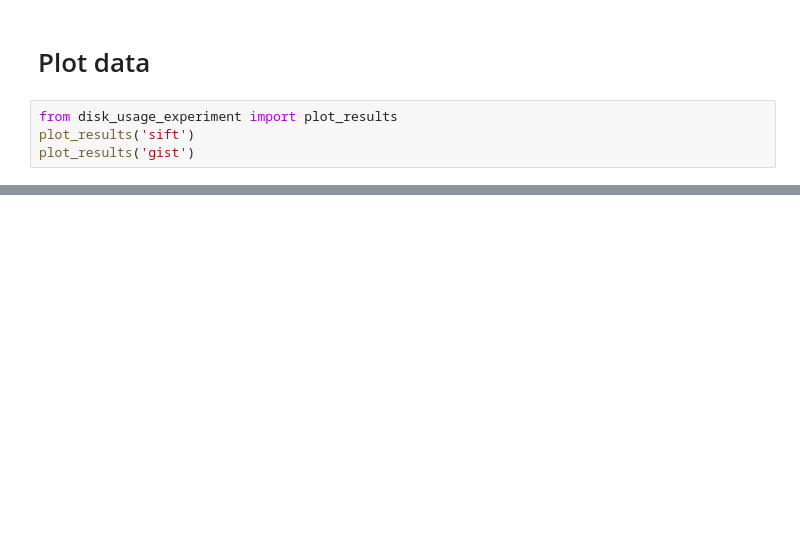
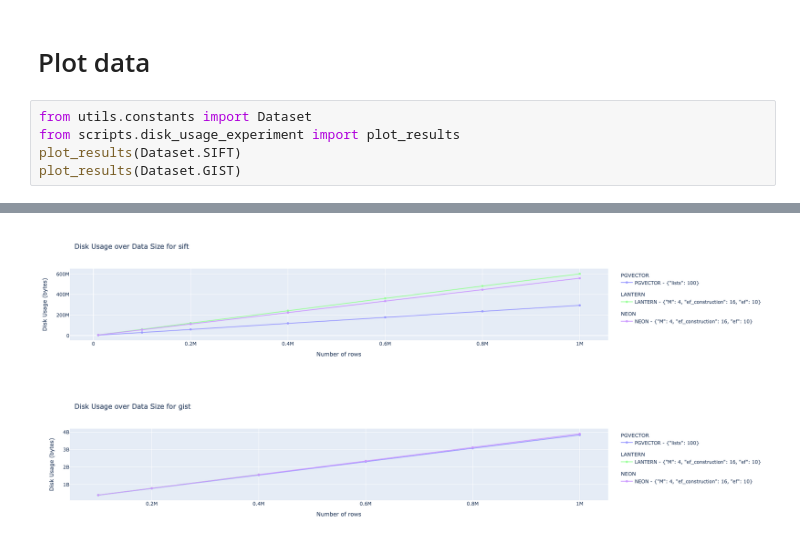
Before and after one commit to lanterndata/benchmark, a Jupyter notebook: experiments/disk_usage_experiment.ipynb, the cells around one changed output, grey strips where cells are left out. Saved outputs shown, nothing was run; the diff lists cells and outputs as text; blank space fills up the shorter version.

Commit message:
Support disk usage

```diff
--- a/experiments/disk_usage_experiment.ipynb
+++ b/experiments/disk_usage_experiment.ipynb
@@ -46,7 +58,8 @@ ProgrammingError: no results to fetch
 # %% [markdown]
 # Plot data
 # %%
-from disk_usage_experiment import plot_results
-plot_results('sift')
-plot_results('gist')
+from utils.constants import Dataset
+from scripts.disk_usage_experiment import plot_results
+plot_results(Dataset.SIFT)
+plot_results(Dataset.GIST)
 # %% [output]
@@ -54,0 +66,2 @@ plot_results('gist')
+[figure, added]
+[figure, added]
```
Also changed, not shown: parts of 5 cells of this notebook, 10 other files.
